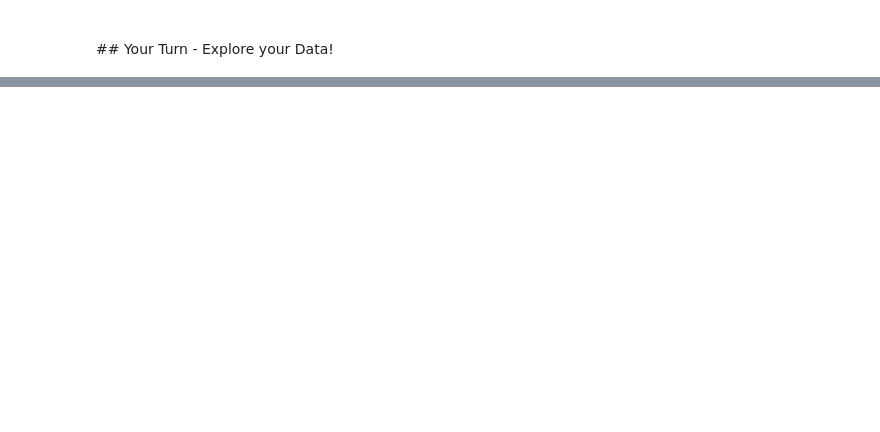
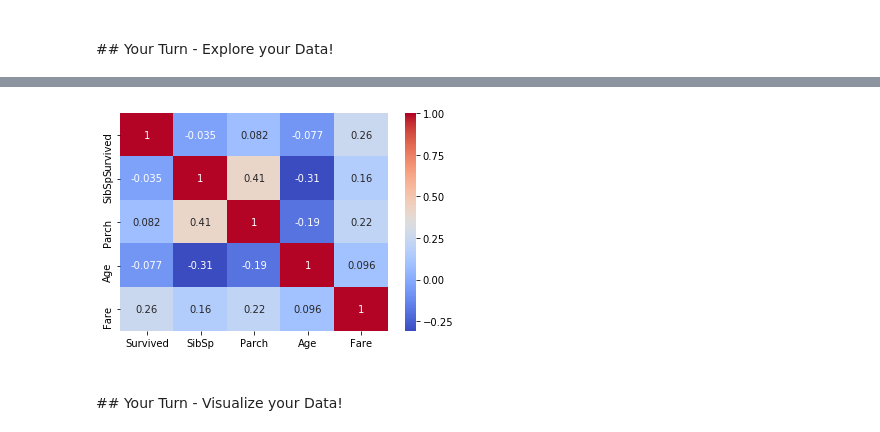
Before and after one commit to moejay/ml_crashcourse, a Jupyter notebook: ML In Practice.ipynb, the cells around one changed output, grey strips where cells are left out. Saved outputs shown, nothing was run; the diff lists cells and outputs as text; code cells hidden in the pictures; blank space fills up the shorter version.

```diff
--- a/ML In Practice.ipynb
+++ b/ML In Practice.ipynb
@@ -120,0 +182,9 @@ data.describe(include = ['O']) #--> looking at just the objects
+# %%
+# Correlation matrix between numerical values (SibSp Parch Age and Fare values) and Survived
+# See more here - https://seaborn.pydata.org/generated/seaborn.heatmap.html
+g = sns.heatmap(data[["Survived","SibSp","Parch","Age","Fare"]].corr(), annot=True, cmap="coolwarm")
+# %% [output]
+[figure, added]
+# %% [markdown]
+<br>
+## Your Turn - Visualize your Data!
```
Also changed, not shown: parts of 20 cells of this notebook.
